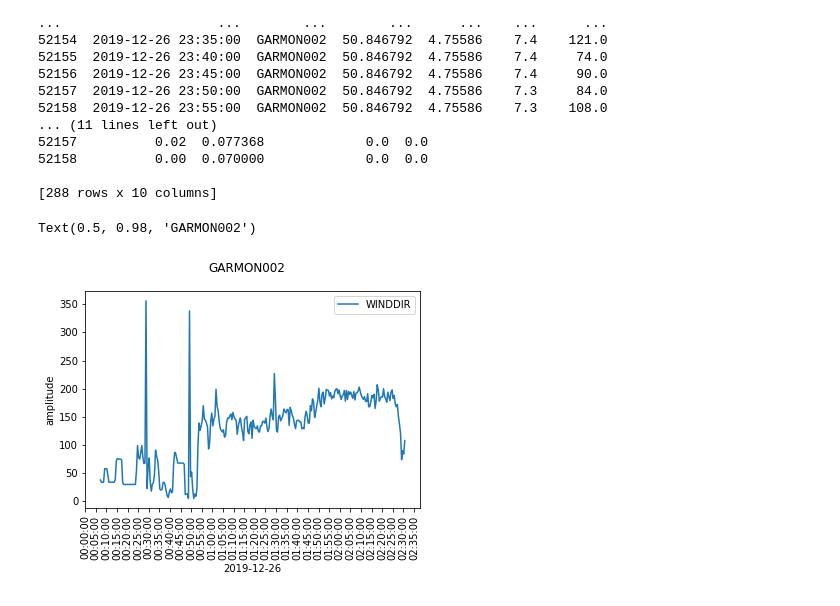
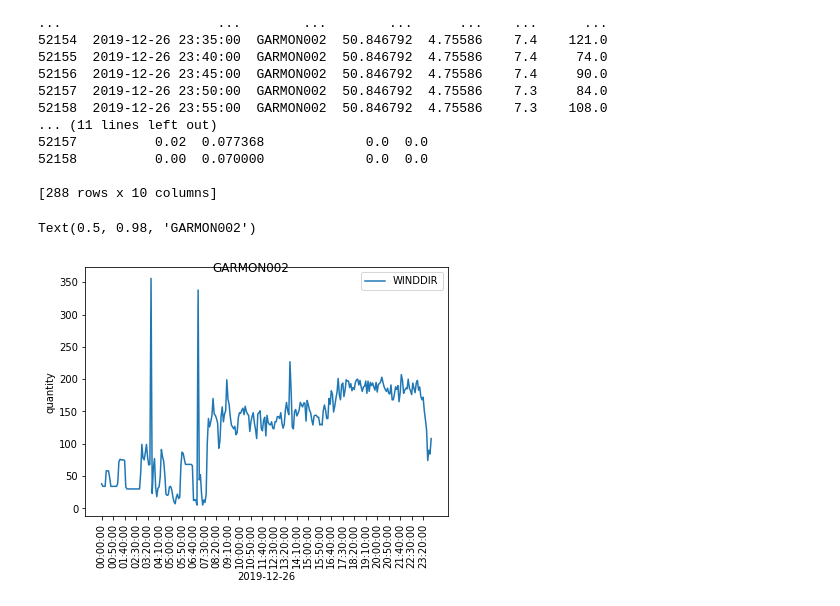
Before and after one commit to eoguzinci/KUL_Datathon_Laqua, a Jupyter notebook: garmon/find_wind.ipynb, the cells around one changed output. Drawn from its saved outputs; the diff is of its cells as text; code cells hidden in the pictures.

```diff
--- a/garmon/find_wind.ipynb
+++ b/garmon/find_wind.ipynb
@@ -125,15 +125,17 @@ print(df_date)
 
 [288 rows x 10 columns]
 # %%
+TICK_STEP = 10
 fig, ax = plt.subplots(1, 1, sharex=True)
-ax.plot(df_date[quantity], label=quantity)
+ax.plot(np.linspace(0, df_date.shape[0]-1, df_date.shape[0]), df_date[quantity], label=quantity)
 ax.legend()
+ax.set_ylabel('quantity')
+plt.tight_layout()
+# start, end = ax.get_xlim()
+ax.xaxis.set_ticks(np.arange(0, df_date.shape[0], TICK_STEP))
+ax.set_xticklabels(df_date['DATEUTC'].str.slice(start=11)[0::TICK_STEP], rotation='vertical')
 ax.set_xlabel(date_star)
-ax.set_ylabel('quantity')
-ax.set_xticklabels(df_date['DATEUTC'].str.slice(start=11), rotation='vertical')
-start, end = ax.get_xlim()
-ax.xaxis.set_ticks(np.arange(start, end, 10))
 fig.suptitle(id_star)
 # %% [output]
 Text(0.5, 0.98, 'GARMON002')
-[figure, old version]
+[figure, new version]
```
Also changed, not shown: 1 other file.
